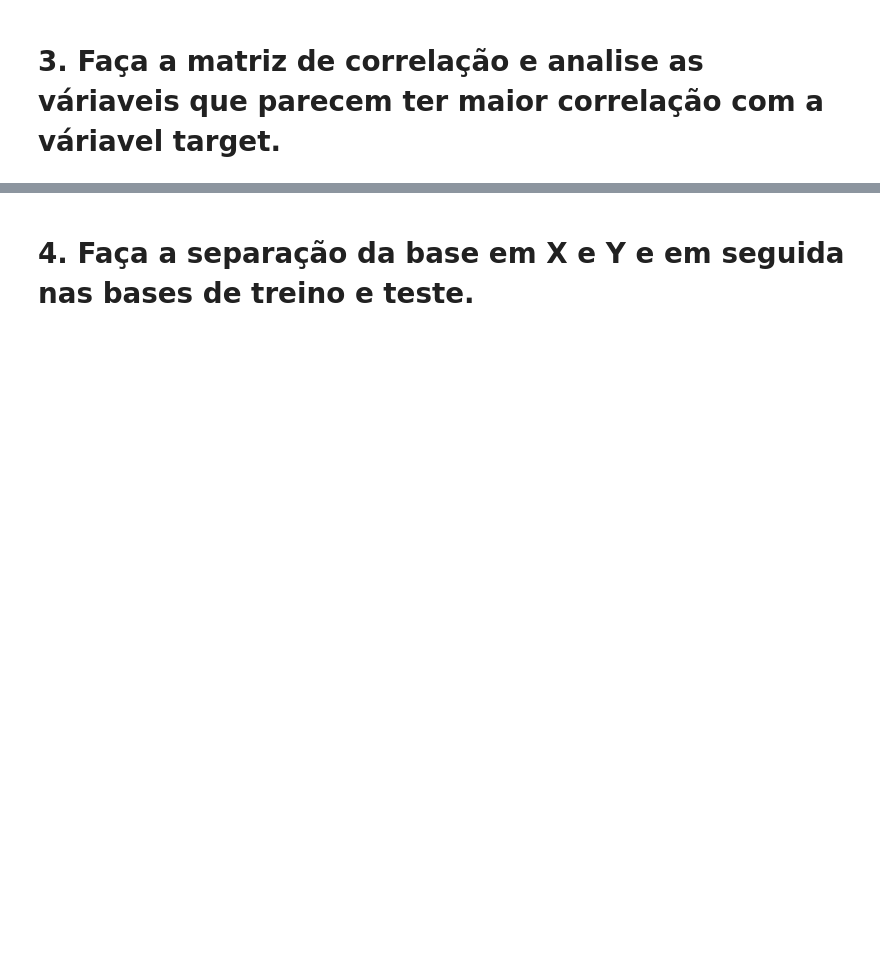
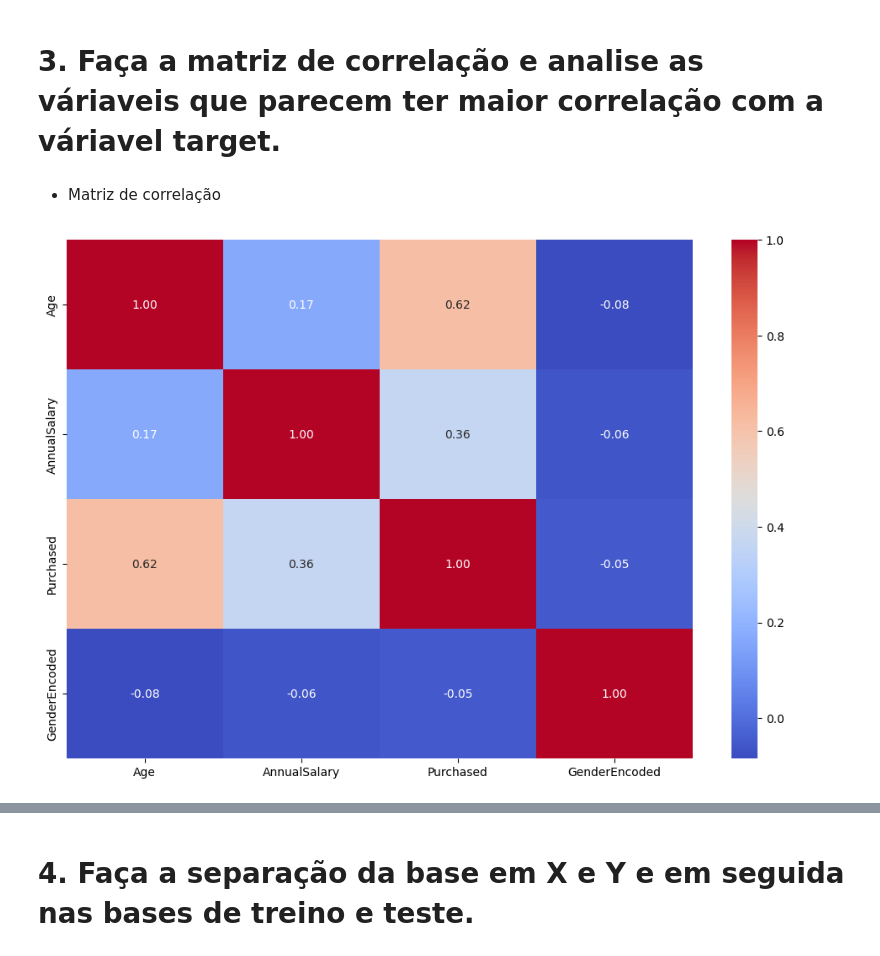
Before and after one commit to MiguellMAC/EBAC.DATA_SCIENCE, a Jupyter notebook: Atividade_Cap40/ML_CarClients_SVM.ipynb.ipynb, the cells around one changed output, grey strips where cells are left out. Drawn from its saved outputs; the diff is of its cells as text; code cells hidden in the pictures; blank space fills up the shorter version.

```diff
--- a/Atividade_Cap40/ML_CarClients_SVM.ipynb.ipynb
+++ b/Atividade_Cap40/ML_CarClients_SVM.ipynb.ipynb
@@ -54,0 +74,4 @@ Caminho encontrado
+# %%
+# Removendo a coluna ID
+
+df = df.drop(columns='User ID')
@@ -58,0 +102,8 @@ Caminho encontrado
+# %%
+# Instancinado Label Encoder
+
+labele = LabelEncoder()
+
+# Codificando a coluna Gender
+
+df['GenderEncoded'] = labele.fit_transform(df['Gender'])
@@ -58,0 +112,8 @@ Caminho encontrado
+# %%
+# Removendo coluna categórica
+
+df = df.drop(columns='Gender')
+
+# Verificando resultados
+
+df
@@ -62,0 +136,14 @@ Caminho encontrado
+# %% [markdown]
+- Matriz de correlação
+# %%
+# Instanciando correlação
+
+corr_matriz = df.corr()
+
+# Criando o gráfico para a Matriz
+
+plt.figure(figsize=(12, 8))
+sns.heatmap(corr_matriz, annot=True, fmt=".2f", cmap="coolwarm")
+plt.show()
+# %% [output]
+[figure, added]
```
Also changed, not shown: parts of 39 cells of this notebook, 1 other file.
